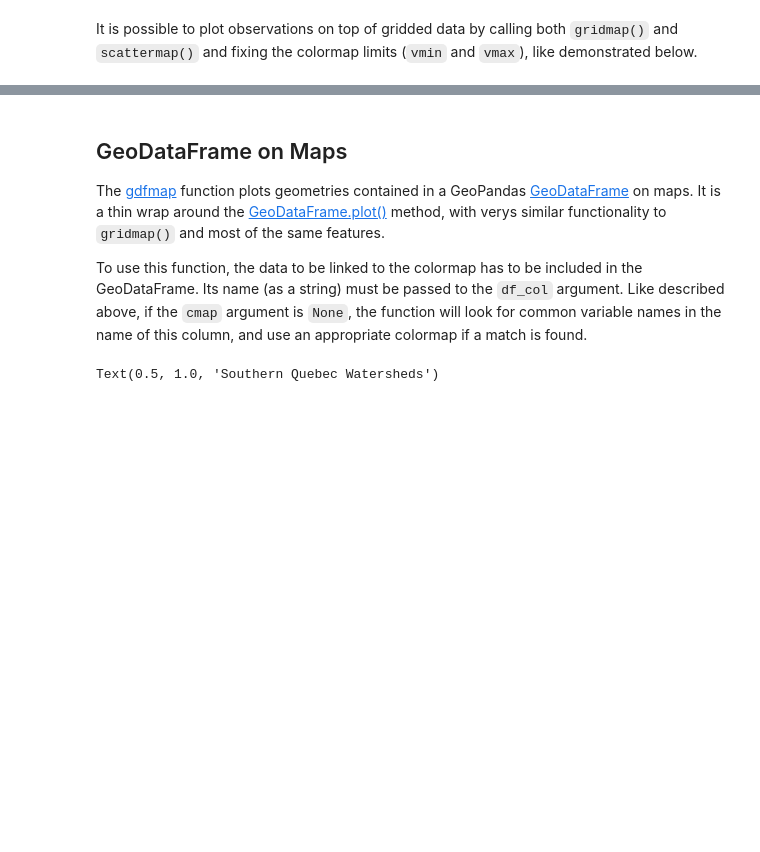
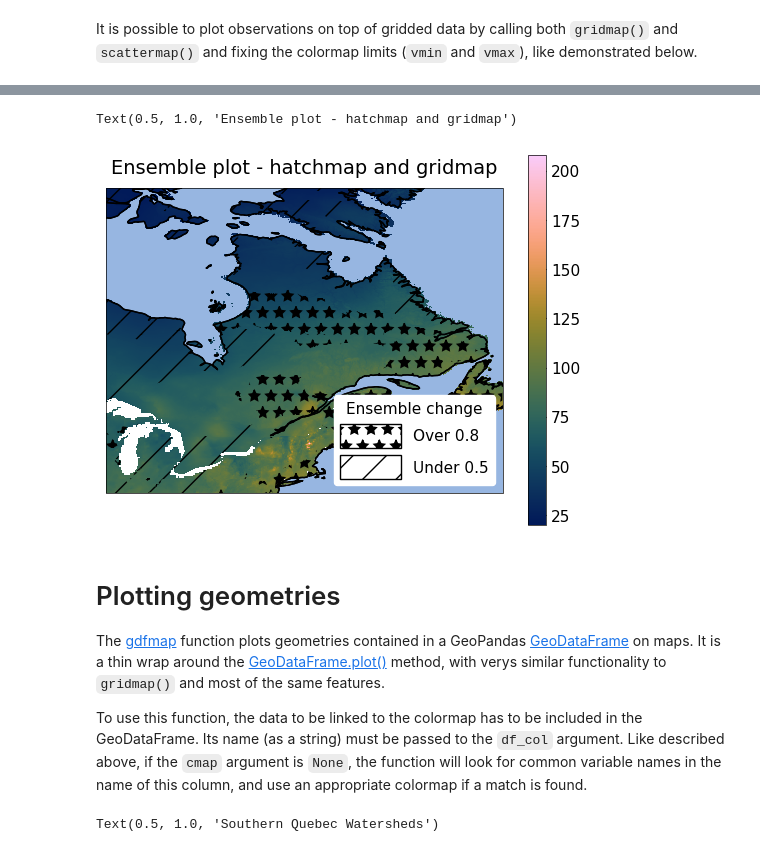
Before and after one commit to Ouranosinc/figanos, a Jupyter notebook: docs/notebooks/figanos_docs.ipynb, the cells around one changed output, grey strips where cells are left out. Drawn from its saved outputs; the diff is of its cells as text; code cells hidden in the pictures; blank space fills up the shorter version.

Commit message:
Added hatchmap function

```diff
--- a/docs/notebooks/figanos_docs.ipynb
+++ b/docs/notebooks/figanos_docs.ipynb
@@ -417,5 +419,33 @@ fg.scattermap(obs,
+# %%
+from xclim import ensembles
+urls = ['https://pavics.ouranos.ca/twitcher/ows/proxy/thredds/dodsC/birdhouse/ouranos/portraits-clim-1.1/NorESM1-M_rcp85_prcptot_monthly.nc',
+        'https://pavics.ouranos.ca/twitcher/ows/proxy/thredds/dodsC/birdhouse/ouranos/portraits-clim-1.1/MPI-ESM-LR_rcp85_prcptot_monthly.nc',
+        'https://pavics.ouranos.ca/twitcher/ows/proxy/thredds/dodsC/birdhouse/ouranos/portraits-clim-1.1/IPSL-CM5B-LR_rcp85_prcptot_monthly.nc',
+        ]
+ens = ensembles.create_ensemble(urls)
+fut = ens.sel(time=slice("2020", "2050"))
+ref = ens.sel(time=slice("1990", "2020"))
+delta = fut.mean("time") - ref.mean("time")
+chng_f, pos_f = ensembles.change_significance(
+    delta, test="threshold", abs_thresh=2
+)
+sup_8 = chng_f.where(chng_f.prcptot>0.8)
+inf_5 = chng_f.where(chng_f.prcptot<0.5)
+
+ens_stats = ensembles.ensemble_mean_std_max_min(ens)
+
+ax = fg.gridmap(ens_stats.prcptot_mean.mean(dim='time'), features = ['coastline','ocean'], frame = True)
+
+fg.hatchmap({'Over 0.8': sup_8, 'Under 0.5': inf_5}, ax=ax,
+            plot_kw={'Over 0.8': {'hatches': '*'}},
+            features = ['coastline','ocean'], frame = True,
+            legend_kw={'title': 'Ensemble change'})
+ax.set_title('Ensemble plot - hatchmap and gridmap')
+# %% [output]
+Text(0.5, 1.0, 'Ensemble plot - hatchmap and gridmap')
+[figure, added]
 # %% [markdown]
-## GeoDataFrame on Maps
+# Plotting geometries
 
 The [gdfmap](#gdfmap) function plots geometries contained in a GeoPandas [GeoDataFrame](https://geopandas.org/en/stable/docs/user_guide/data_structures.html#geodataframe) on maps. It is a thin wrap around the [GeoDataFrame.plot()](https://geopandas.org/en/stable/docs/reference/api/geopandas.GeoDataFrame.plot.html#geopandas.GeoDataFrame.plot) method, with verys similar functionality to `gridmap()` and most of the same features.
 
```
Also changed, not shown: parts of 52 cells of this notebook, 1 other file.
